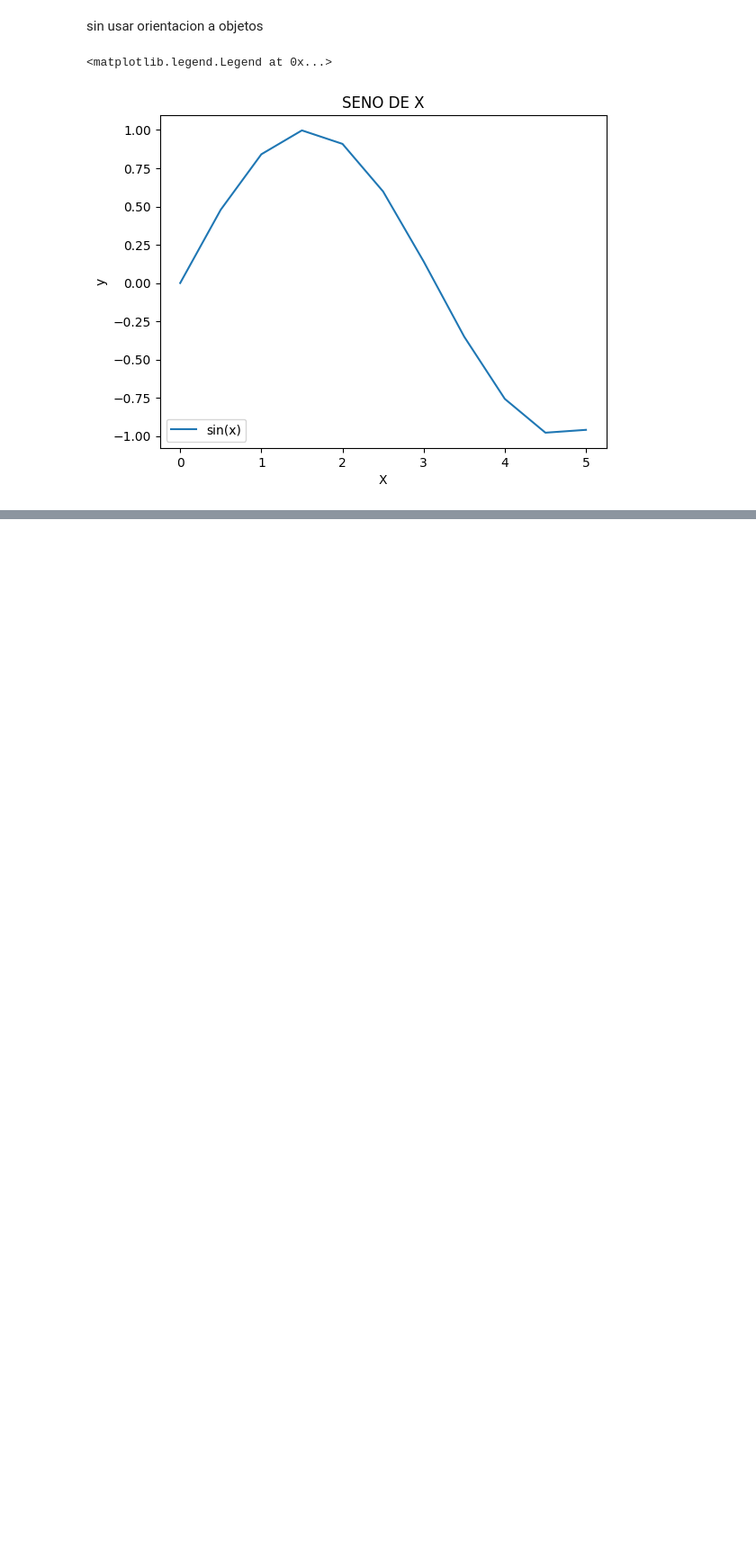
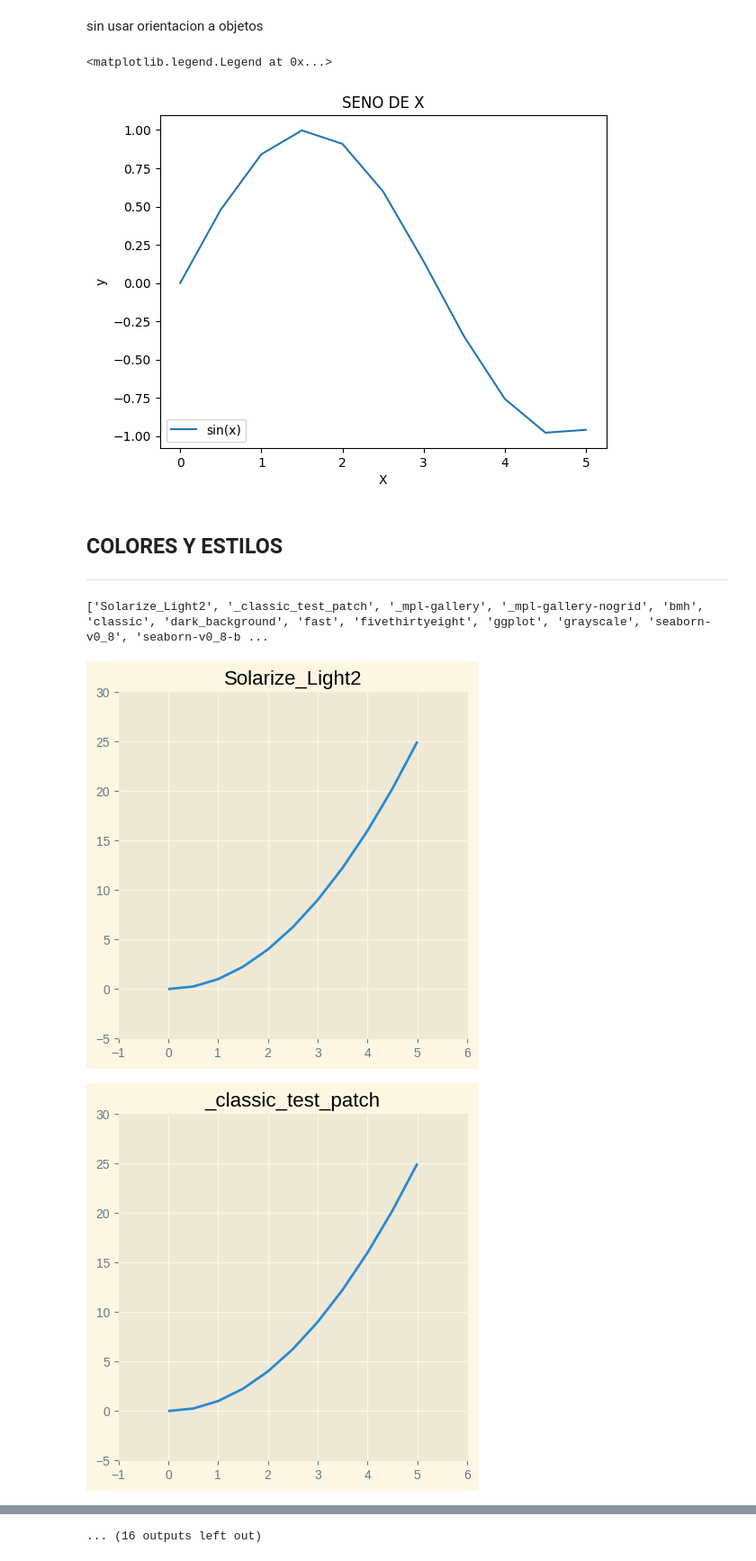
Before and after one commit to afpalmasan/DataViz-MatPlotlib-Seaborn, a Jupyter notebook: Visualización_de_Datos_con_Matplotlib.ipynb, the cells around one changed output, grey strips where cells are left out. Shown at 90% size. Drawn from its saved outputs; the diff is of its cells as text; code cells hidden in the pictures; blank space fills up the shorter version.

```diff
--- a/Visualización_de_Datos_con_Matplotlib.ipynb
+++ b/Visualización_de_Datos_con_Matplotlib.ipynb
@@ -203,3 +203,20 @@ plt.legend(loc='lower left')
 # %% [output]
 <matplotlib.legend.Legend at 0x...>
 [figure]
+# %% [markdown]
+## COLORES Y ESTILOS
+
+---
+# %%
+print(plt.style.available) ## estilos disponibles en plt
+# %% [output]
+['Solarize_Light2', '_classic_test_patch', '_mpl-gallery', '_mpl-gallery-nogrid', 'bmh', 'classic', 'dark_background', 'fast', 'fivethirtyeight', 'ggplot', 'grayscale', 'seaborn-v0_8', 'seaborn-v0_8-b ...
+# %%
+for i in plt.style.available: ## ver etilos disonibles
+  plt.style.use(i)
+  fig, ax = plt.subplots(figsize=(5,5))
+  ax.set_title(i)
+  ax.plot(x, y)
+# %% [output]
+[figure, added]
+[figure, added]
@@ -205,0 +233 @@ plt.legend(loc='lower left')
+... (16 outputs left out)
```
Also changed, not shown: parts of 9 cells of this notebook.
